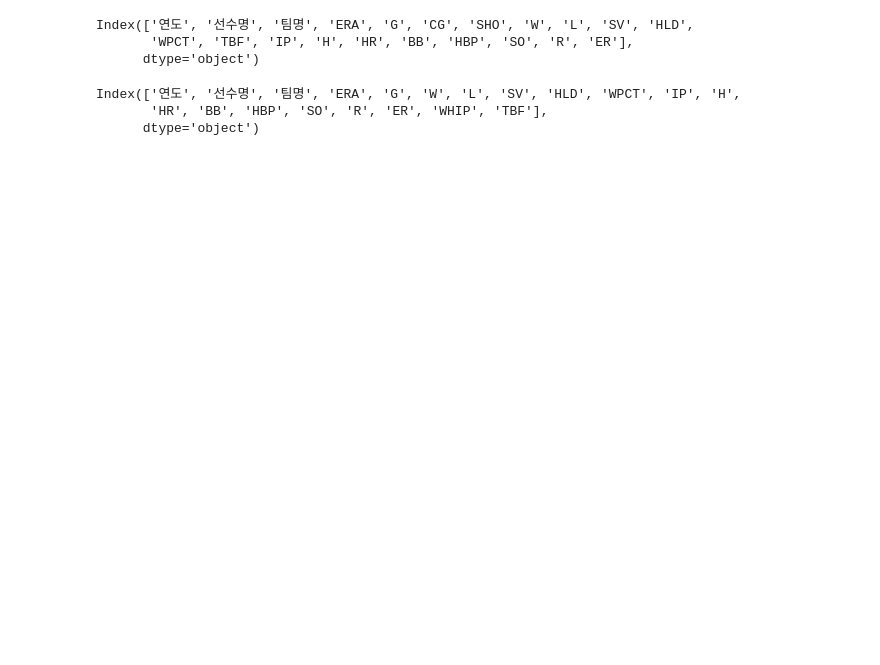
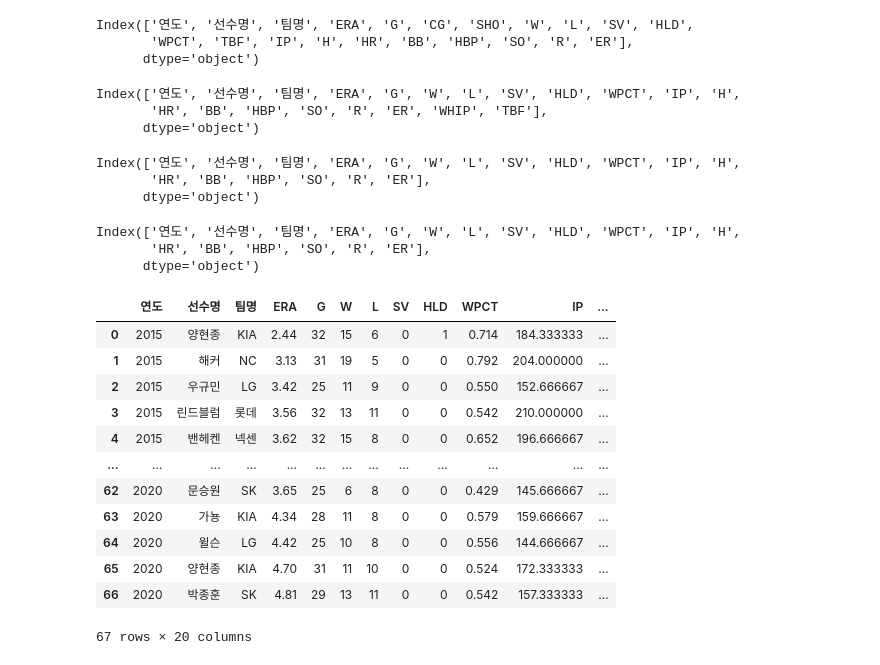
Before and after one commit to Yun-twy/STOCKEDA, a Jupyter notebook: oneday_ml_윤태웅.ipynb, the cells around one changed output. Cells and saved outputs as stored; diff of their text form; code cells hidden in the pictures; blank space fills up the shorter version.

```diff
--- a/oneday_ml_윤태웅.ipynb
+++ b/oneday_ml_윤태웅.ipynb
@@ -70,3 +72,17 @@ data_pitcher_1520.columns
 Index(['연도', '선수명', '팀명', 'ERA', 'G', 'W', 'L', 'SV', 'HLD', 'WPCT', 'IP', 'H',
        'HR', 'BB', 'HBP', 'SO', 'R', 'ER', 'WHIP', 'TBF'],
       dtype='object')
+# %%
+data_pitcher_8388.drop(['CG', 'SHO', 'TBF'], axis=1, inplace=True)
+data_pitcher_8388.columns
+# %% [output]
+Index(['연도', '선수명', '팀명', 'ERA', 'G', 'W', 'L', 'SV', 'HLD', 'WPCT', 'IP', 'H',
+       'HR', 'BB', 'HBP', 'SO', 'R', 'ER'],
+      dtype='object')
+# %%
+data_pitcher_1520.drop(['WHIP', 'TBF'], axis=1, inplace=True)
+data_pitcher_1520.columns
+# %% [output]
+Index(['연도', '선수명', '팀명', 'ERA', 'G', 'W', 'L', 'SV', 'HLD', 'WPCT', 'IP', 'H',
+       'HR', 'BB', 'HBP', 'SO', 'R', 'ER'],
+      dtype='object')
@@ -72,0 +91,17 @@ Index(['연도', '선수명', '팀명', 'ERA', 'G', 'W', 'L', 'SV', 'HLD', 'WPCT
+# %%
+data_1520 = pd.merge(data_pitcher_1520, data_salary_1520)
+data_1520
+# %% [output]
+|  | 연도 | 선수명 | 팀명 | ERA | G | W | L | SV | HLD | WPCT | IP | ... |
+| 0 | 2015 | 양현종 | KIA | 2.44 | 32 | 15 | 6 | 0 | 1 | 0.714 | 184.333333 | ... |
+| 1 | 2015 | 해커 | NC | 3.13 | 31 | 19 | 5 | 0 | 0 | 0.792 | 204.000000 | ... |
+| 2 | 2015 | 우규민 | LG | 3.42 | 25 | 11 | 9 | 0 | 0 | 0.550 | 152.666667 | ... |
+| 3 | 2015 | 린드블럼 | 롯데 | 3.56 | 32 | 13 | 11 | 0 | 0 | 0.542 | 210.000000 | ... |
+| 4 | 2015 | 밴헤켄 | 넥센 | 3.62 | 32 | 15 | 8 | 0 | 0 | 0.652 | 196.666667 | ... |
+| ... | ... | ... | ... | ... | ... | ... | ... | ... | ... | ... | ... | ... |
+| 62 | 2020 | 문승원 | SK | 3.65 | 25 | 6 | 8 | 0 | 0 | 0.429 | 145.666667 | ... |
+| 63 | 2020 | 가뇽 | KIA | 4.34 | 28 | 11 | 8 | 0 | 0 | 0.579 | 159.666667 | ... |
+| 64 | 2020 | 윌슨 | LG | 4.42 | 25 | 10 | 8 | 0 | 0 | 0.556 | 144.666667 | ... |
+| 65 | 2020 | 양현종 | KIA | 4.70 | 31 | 11 | 10 | 0 | 0 | 0.524 | 172.333333 | ... |
+| 66 | 2020 | 박종훈 | SK | 4.81 | 29 | 13 | 11 | 0 | 0 | 0.542 | 157.333333 | ... |
+67 rows × 20 columns
```
Also changed, not shown: parts of 3 cells of this notebook, 2 other files.
